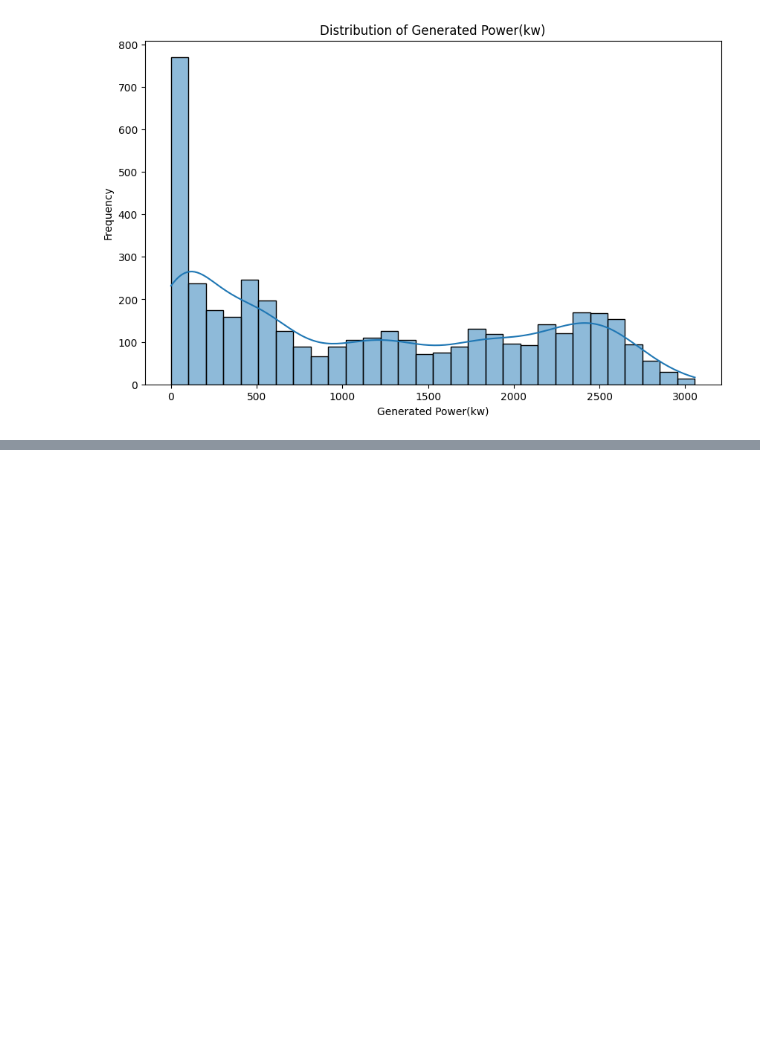
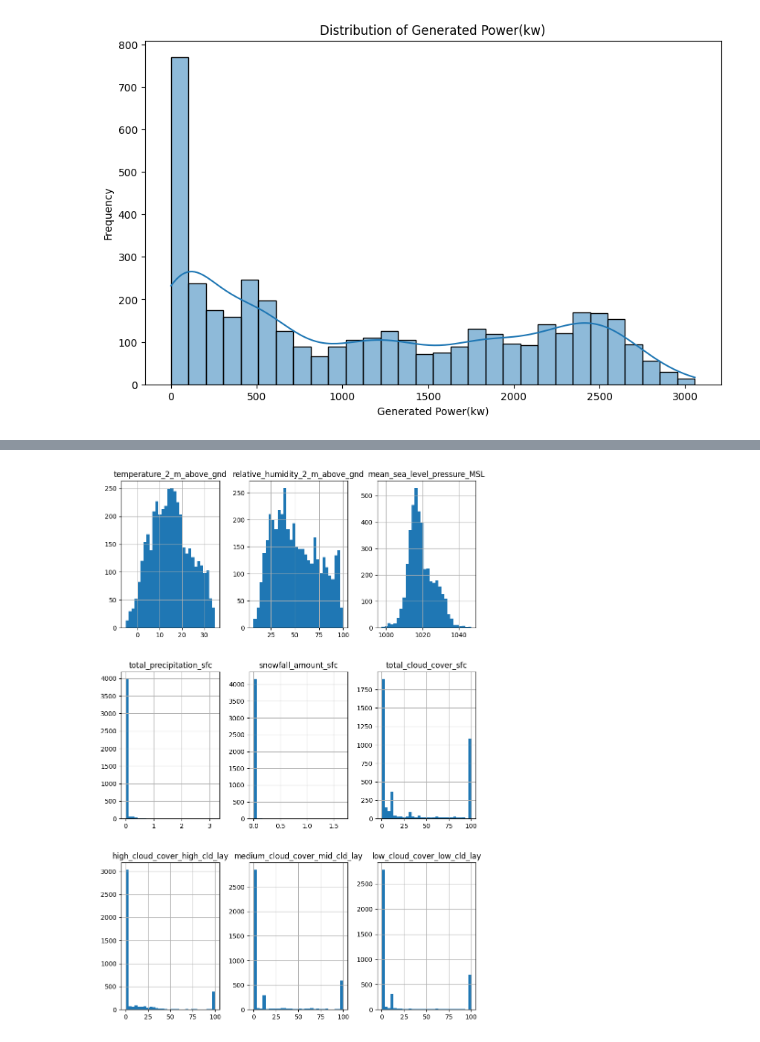
Before and after one commit to Gudla-Varshitha/Predicting-Solar-Power-Output-using-Linear-Regression, a Jupyter notebook: Solar Power Prediction/solarpowerprediction.ipynb, the cells around one changed output, grey strips where cells are left out. Saved outputs shown, nothing was run; the diff lists cells and outputs as text; code cells hidden in the pictures; blank space fills up the shorter version.

```diff
--- a/Solar Power Prediction/solarpowerprediction.ipynb
+++ b/Solar Power Prediction/solarpowerprediction.ipynb
@@ -153,0 +179,5 @@ plt.show()
+# %%
+df[df.columns[:9]].hist(bins=30, figsize=(10,15))
+plt.show()
+# %% [output]
+[figure, added]
```
Also changed, not shown: parts of 9 cells of this notebook.
